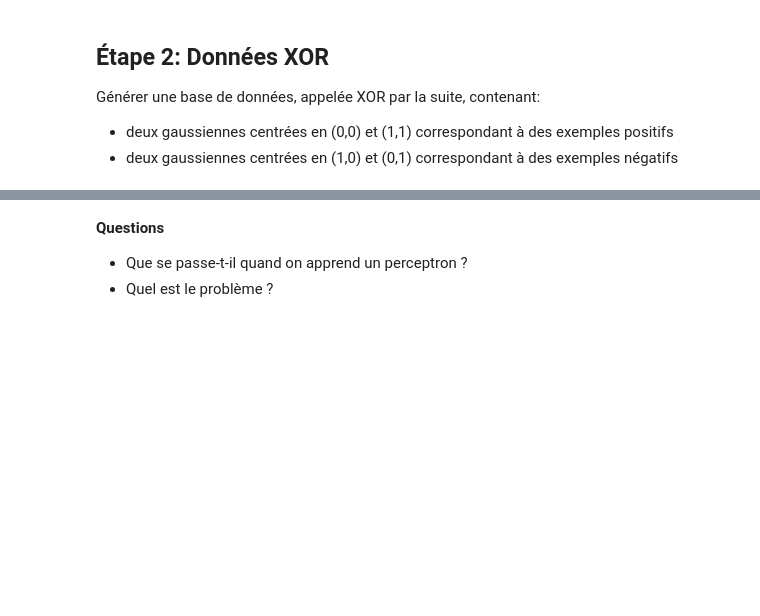
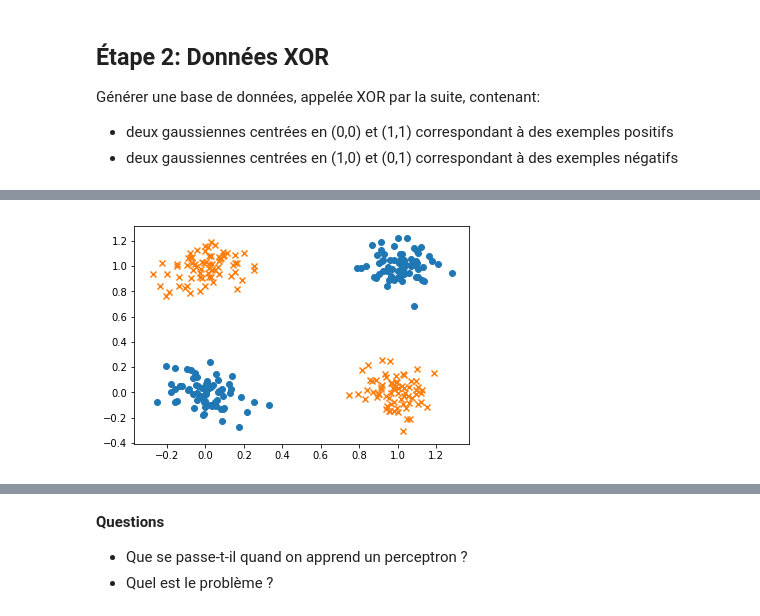
Before and after one commit to Hakimba/DataScience, a Jupyter notebook: IADS-TP3-perceptron.ipynb, the cells around one changed output, grey strips where cells are left out. Drawn from its saved outputs; the diff is of its cells as text; code cells hidden in the pictures; blank space fills up the shorter version.

```diff
--- a/IADS-TP3-perceptron.ipynb
+++ b/IADS-TP3-perceptron.ipynb
@@ -205,0 +206,36 @@ Générer une base de données, appelée XOR par la suite, contenant:
+# %%
+mean = [0,0]
+cov = [[0.01,0],[0,0.01]]
+Posit1 = np.random.multivariate_normal(mean,cov,70)
+
+mean = [1,1]
+cov = [[0.01,0],[0,0.01]]
+Posit2 = np.random.multivariate_normal(mean,cov,70)
+
+
+mean = [1, 0]
+cov = [[0.01,0],[0,0.01]]
+Negat1 = np.random.multivariate_normal(mean,cov,70)
+
+mean = [0, 1]
+cov = [[0.01,0],[0,0.01]]
+Negat2 = np.random.multivariate_normal(mean,cov,70)
+
+dataset = LabeledSet(2)
+
+
+for i in range(len(Posit1)):
+    dataset.addExample(Posit1[i],+1)
+for i in range(len(Posit2)):
+    dataset.addExample(Posit2[i],+1)
+for i in range(len(Negat1)):
+    dataset.addExample(Negat1[i],-1)
+for i in range(len(Negat2)):
+    dataset.addExample(Negat2[i],-1)
+
+plot2DSet(dataset)
+
+
+perc = Perceptron(2,0.001)
+# %% [output]
+[figure, added]
```
Also changed, not shown: parts of 7 cells of this notebook, 1 other file.
